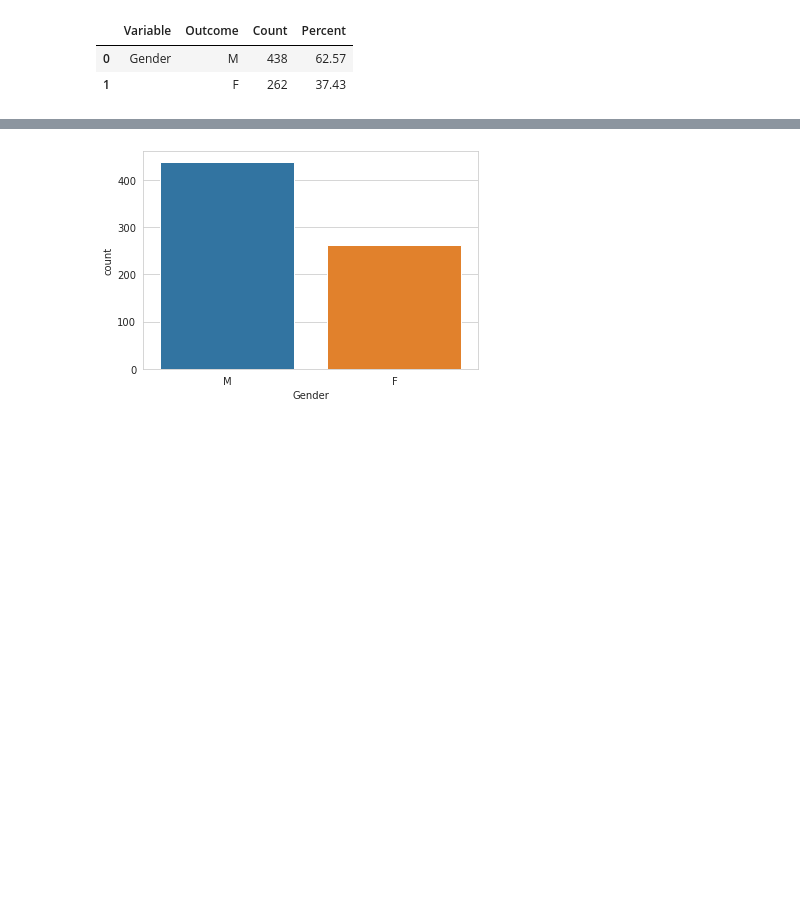
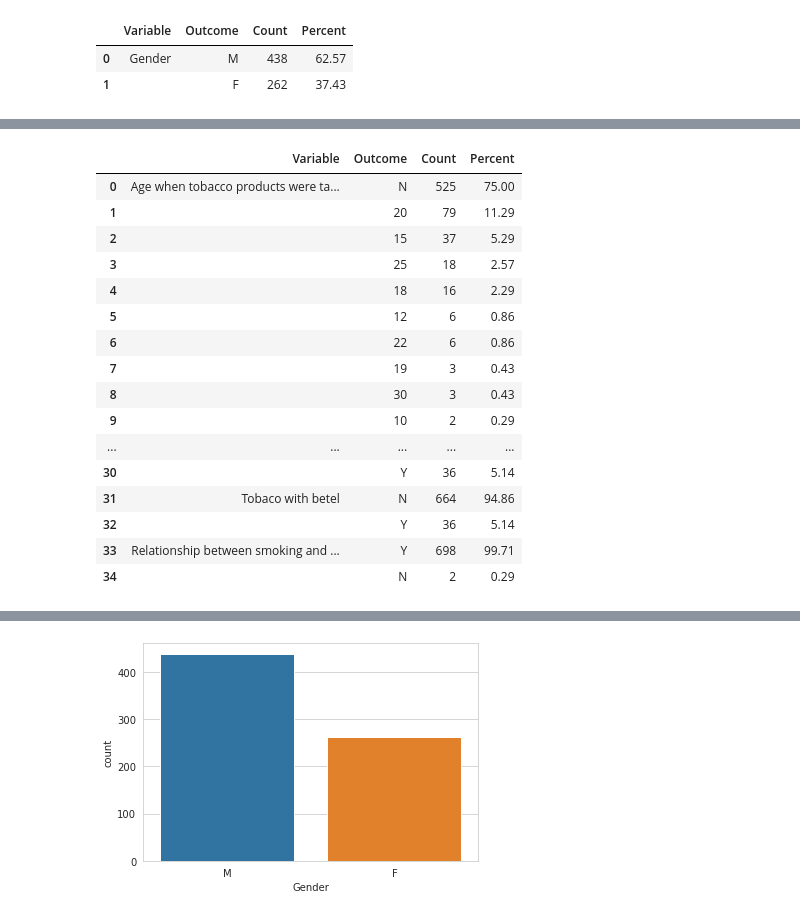
Before and after one commit to hossainlab/Diabetes_Study, a Jupyter notebook: Diabetes Survey Analysis.ipynb, the cells around one changed output, grey strips where cells are left out. Cells and saved outputs as stored; diff of their text form; code cells hidden in the pictures; blank space fills up the shorter version.

```diff
--- a/Diabetes Survey Analysis.ipynb
+++ b/Diabetes Survey Analysis.ipynb
@@ -147,0 +244,29 @@ rp.summary_cat(categorical_df['Gender'])
+# %%
+# 'Age when tobacco products were taken first',
+#        'Age of stopping tobacco products', 'Taking betel', 'Taking betel nut',
+#        'Tobaco with betel', 'Relationship between smoking and cancer',
+#        'Relationship between smoking and diabetes',
+#        'Amount of slat taken with foods', 'Amount of time spend in activity',
+#        'Walking 10 minutes at a straight ', 'Disturbance in sleep'
+
+rp.summary_cat(categorical_df[['Age when tobacco products were taken first',
+       'Age of stopping tobacco products', 'Taking betel', 'Taking betel nut',
+       'Tobaco with betel', 'Relationship between smoking and cancer']])
+# %% [output]
+|  | Variable | Outcome | Count | Percent |
+| 0 | Age when tobacco products were ta... | N | 525 | 75.00 |
+| 1 |  | 20 | 79 | 11.29 |
+| 2 |  | 15 | 37 | 5.29 |
+| 3 |  | 25 | 18 | 2.57 |
+| 4 |  | 18 | 16 | 2.29 |
+| 5 |  | 12 | 6 | 0.86 |
+| 6 |  | 22 | 6 | 0.86 |
+| 7 |  | 19 | 3 | 0.43 |
+| 8 |  | 30 | 3 | 0.43 |
+| 9 |  | 10 | 2 | 0.29 |
+| ... | ... | ... | ... | ... |
+| 30 |  | Y | 36 | 5.14 |
+| 31 | Tobaco with betel | N | 664 | 94.86 |
+| 32 |  | Y | 36 | 5.14 |
+| 33 | Relationship between smoking and ... | Y | 698 | 99.71 |
+| 34 |  | N | 2 | 0.29 |
```
Also changed, not shown: parts of 18 cells of this notebook, 9 other files.
